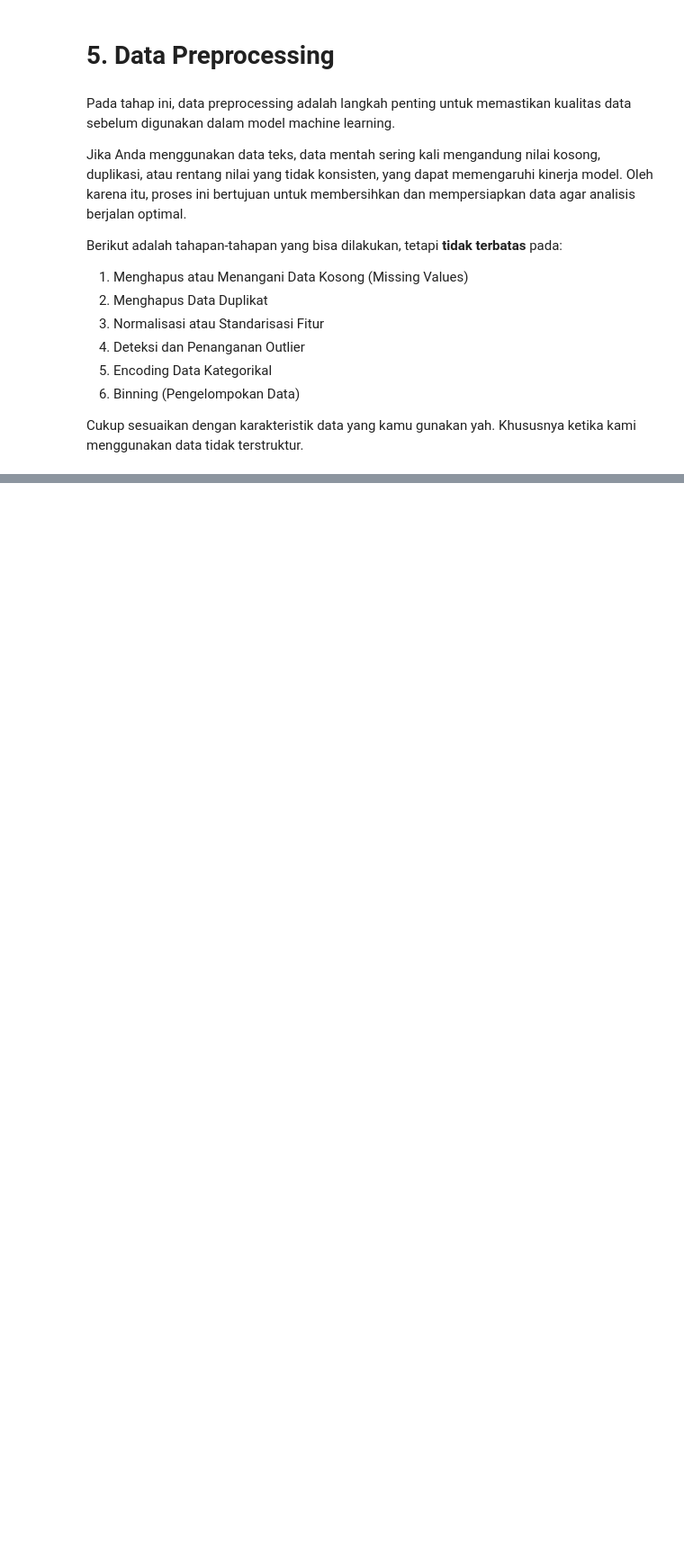
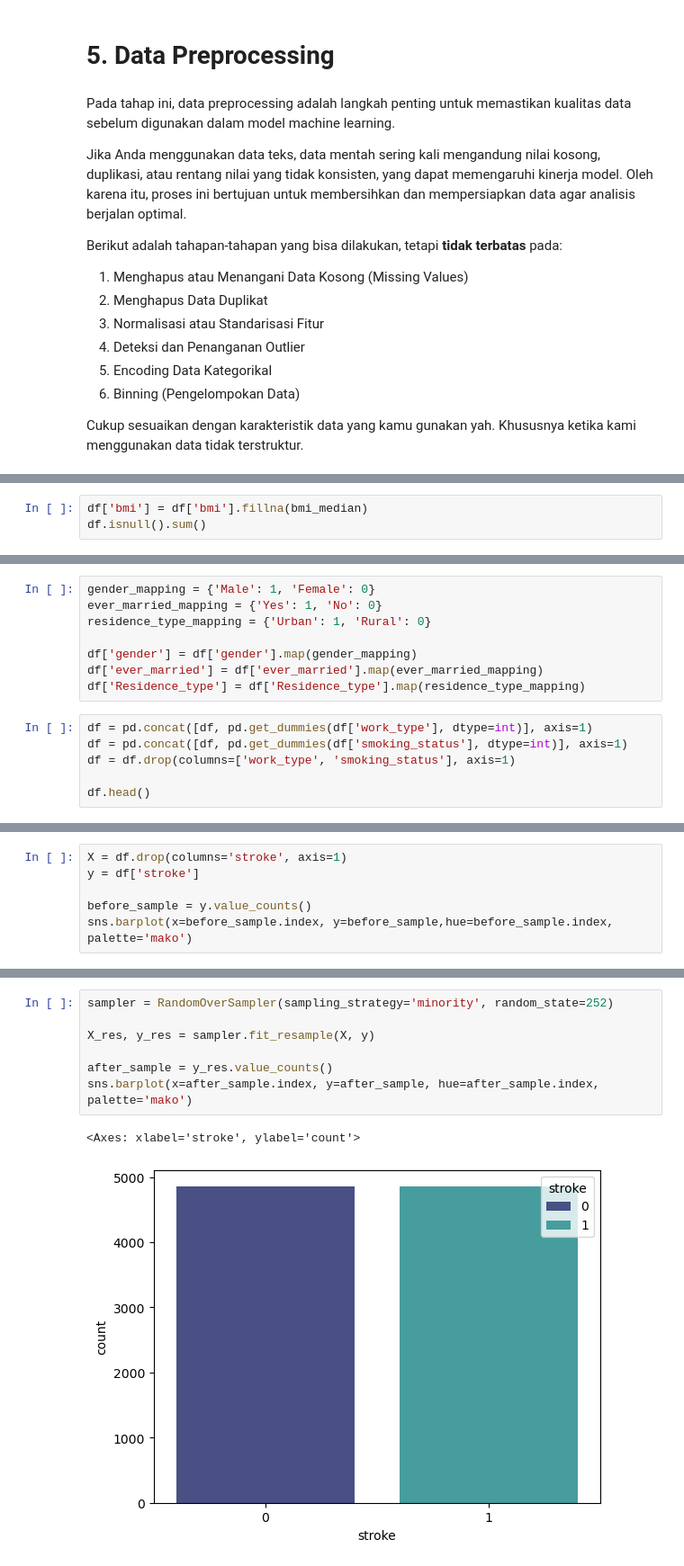
Before and after one commit to bayun2445/Eksperimen_SML_Bayu-Nugroho, a Jupyter notebook: preprocessing/Eksperimen_Bayu Nugroho.ipynb, the cells around one changed output, grey strips where cells are left out. Shown at 90% size. Cells and saved outputs as stored; diff of their text form; blank space fills up the shorter version.

```diff
--- a/preprocessing/Eksperimen_Bayu Nugroho.ipynb
+++ b/preprocessing/Eksperimen_Bayu Nugroho.ipynb
@@ -200,0 +218,3 @@ Cukup sesuaikan dengan karakteristik data yang kamu gunakan yah. Khususnya ketik
+# %%
+df['bmi'] = df['bmi'].fillna(bmi_median)
+df.isnull().sum()
@@ -200,0 +236,14 @@ Cukup sesuaikan dengan karakteristik data yang kamu gunakan yah. Khususnya ketik
+# %%
+gender_mapping = {'Male': 1, 'Female': 0}
+ever_married_mapping = {'Yes': 1, 'No': 0}
+residence_type_mapping = {'Urban': 1, 'Rural': 0}
+
+df['gender'] = df['gender'].map(gender_mapping)
+df['ever_married'] = df['ever_married'].map(ever_married_mapping)
+df['Residence_type'] = df['Residence_type'].map(residence_type_mapping)
+# %%
+df = pd.concat([df, pd.get_dummies(df['work_type'], dtype=int)], axis=1)
+df = pd.concat([df, pd.get_dummies(df['smoking_status'], dtype=int)], axis=1)
+df = df.drop(columns=['work_type', 'smoking_status'], axis=1)
+
+df.head()
@@ -200,0 +261,6 @@ Cukup sesuaikan dengan karakteristik data yang kamu gunakan yah. Khususnya ketik
+# %%
+X = df.drop(columns='stroke', axis=1)
+y = df['stroke']
+
+before_sample = y.value_counts()
+sns.barplot(x=before_sample.index, y=before_sample,hue=before_sample.index, palette='mako')
@@ -200,0 +270,10 @@ Cukup sesuaikan dengan karakteristik data yang kamu gunakan yah. Khususnya ketik
+# %%
+sampler = RandomOverSampler(sampling_strategy='minority', random_state=252)
+
+X_res, y_res = sampler.fit_resample(X, y)
+
+after_sample = y_res.value_counts()
+sns.barplot(x=after_sample.index, y=after_sample, hue=after_sample.index, palette='mako')
+# %% [output]
+<Axes: xlabel='stroke', ylabel='count'>
+[figure, added]
```
Also changed, not shown: parts of 17 cells of this notebook, 1 other file.
